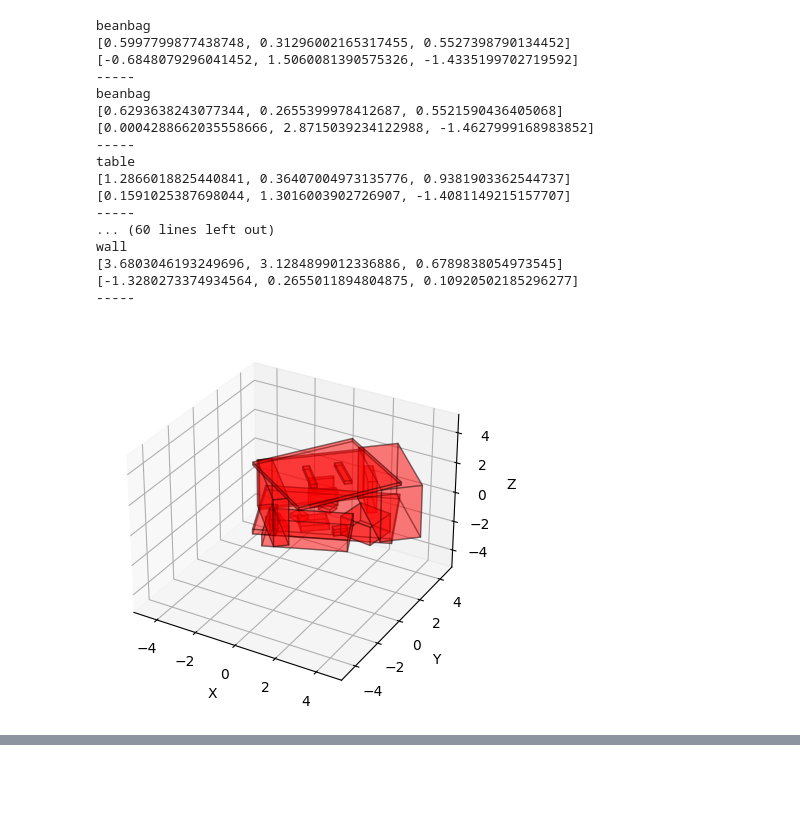
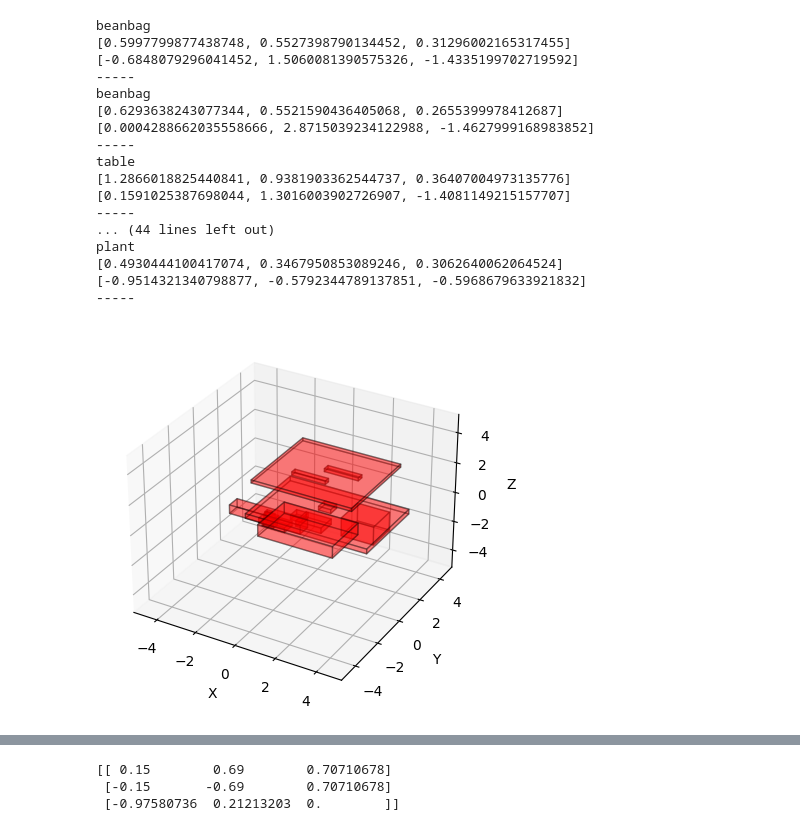
Before and after one commit to hamnaanaa/3D-Scene-Diffusion-Guidance-using-Scene-Graphs, a Jupyter notebook: datasets/3RScan/bounding_box_reconstruction.ipynb, the cells around one changed output, grey strips where cells are left out. Drawn from its saved outputs; the diff is of its cells as text; code cells hidden in the pictures; blank space fills up the shorter version.

Commit message:
aligning dominant normals

```diff
--- a/datasets/3RScan/bounding_box_reconstruction.ipynb
+++ b/datasets/3RScan/bounding_box_reconstruction.ipynb
@@ -124,10 +163,10 @@ for object_data in scenes['4acaebcc-6c10-2a2a-858b-29c7e4fb410d']:
 
 
     i = i+1
-    #if object_data['dominantNormal'] == 1:
-        #continue
-    #elif object_data['dominantNormal'] == 0 and i <25:
-    if i <20:
+    if object_data['dominantNormal'] == 0:
+        continue
+    elif object_data['dominantNormal'] == 1 and i <25:
+    #if i <20:
         print(object_data['label'])
         print(size)
         print(location)
@@ -181,41 +220,41 @@ for object_data in scenes['4acaebcc-6c10-2a2a-858b-29c7e4fb410d']:
     ax.add_collection3d(collection)
 
 
 # Set labels for the axes
 ax.set_xlabel('X')
 ax.set_ylabel('Y')
 ax.set_zlabel('Z')
 
 # Set the limits of the plot's axes
 factor = 5
 x_min, x_max, y_min, y_max, z_min, z_max = -factor, factor, -factor, factor, -factor, factor
 ax.set_xlim(x_min, x_max)
 ax.set_ylim(y_min, y_max)
 ax.set_zlim(z_min, z_max)
 
 # Show the plot
 plt.show()
 
 # leider spiegelverkehrt?
 # %% [output]
 beanbag
-[0.5997799877438748, 0.31296002165317455, 0.5527398790134452]
+[0.5997799877438748, 0.5527398790134452, 0.31296002165317455]
 [-0.6848079296041452, 1.5060081390575326, -1.4335199702719592]
 -----
 beanbag
-[0.6293638243077344, 0.2655399978412687, 0.5521590436405068]
+[0.6293638243077344, 0.5521590436405068, 0.2655399978412687]
 [0.0004288662035558666, 2.8715039234122988, -1.4627999168983852]
 -----
 table
-[1.2866018825440841, 0.36407004973135776, 0.9381903362544737]
+[1.2866018825440841, 0.9381903362544737, 0.36407004973135776]
 [0.1591025387698044, 1.3016003902726907, -1.4081149215157707]
 -----
-... (60 lines left out)
-wall
-[3.6803046193249696, 3.1284899012336886, 0.6789838054973545]
-[-1.3280273374934564, 0.2655011894804875, 0.10920502185296277]
+... (44 lines left out)
+plant
+[0.4930444100417074, 0.3467950853089246, 0.3062640062064524]
+[-0.9514321340798877, -0.5792344789137851, -0.5968679633921832]
 -----
-[figure, old version]
+[figure, new version]
 # %%
 normalized_axes = np.array([1, 0, 0, 0, 1/np.sqrt(2), 1/np.sqrt(2), 0, -1/np.sqrt(2), 1/np.sqrt(2)])
 rotation_matrix = np.transpose(np.array(normalized_axes).reshape(3, 3))
@@ -289,3 +328,39 @@ vector = np.array([1, 2, 3])
 
 print(np.matmul(rotation_matrix_1, vector))
 print(np.matmul(rotation_matrix_2, vector))
+# %%
+rotation_matrix = np.array([[ 0.84,  0.,    0.54], [ 0.54, -0.,   -0.84], [ 0.,    1.,   -0.  ]])
+current_normal = [ 0., -0.,  1.]
+
+desired_normal = np.array([1/np.sqrt(2), 1/np.sqrt(2), 0])
+#current_normal = object_data['dominantNormal']
+
+if np.all(rotation_matrix[:, 0] == current_normal):
+    rotation_matrix[:, 0] = rotation_matrix[:, 2]
+    rotation_matrix[:, 2] = current_normal
+elif np.all(rotation_matrix[:, 1] == current_normal):
+    rotation_matrix[:, 1] = rotation_matrix[:, 2]
+    rotation_matrix[:, 2] = current_normal
+
+# compute rotation matrix from dominant normal to reference normal
+# Step 1: Calculate the rotation axis
+rotation_axis = np.cross(current_normal, desired_normal)
+
+# Step 2: Calculate the rotation angle
+dot_product = np.dot(current_normal, desired_normal)
+rotation_angle = np.arccos(dot_product)
+
+# Step 3: Create the rotation matrix
+rotation_matrix_2 = np.array([
+    [0, -rotation_axis[2], rotation_axis[1]],
+    [rotation_axis[2], 0, -rotation_axis[0]],
+    [-rotation_axis[1], rotation_axis[0], 0]
+]) + np.outer(rotation_axis, rotation_axis) * (1 - np.cos(rotation_angle))
+
+# Step 4: Apply the normalized axes
+normalized_axes = np.dot(rotation_matrix_2, rotation_matrix)
+print(normalized_axes)
+# %% [output]
+[[ 0.15        0.69        0.70710678]
+ [-0.15       -0.69        0.70710678]
+ [-0.97580736  0.21213203  0.        ]]
```
Also changed, not shown: parts of 1 cell of this notebook.
